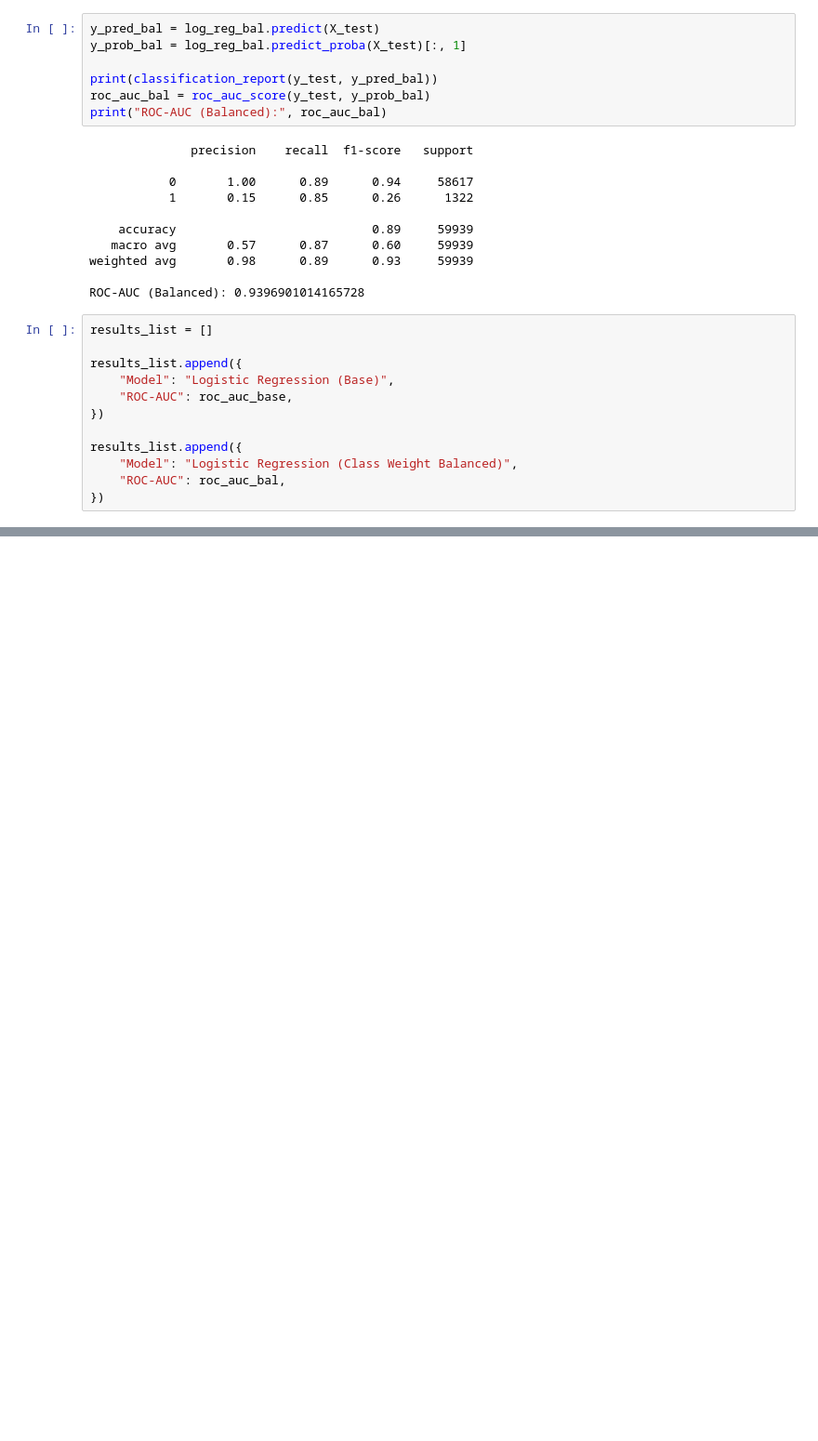
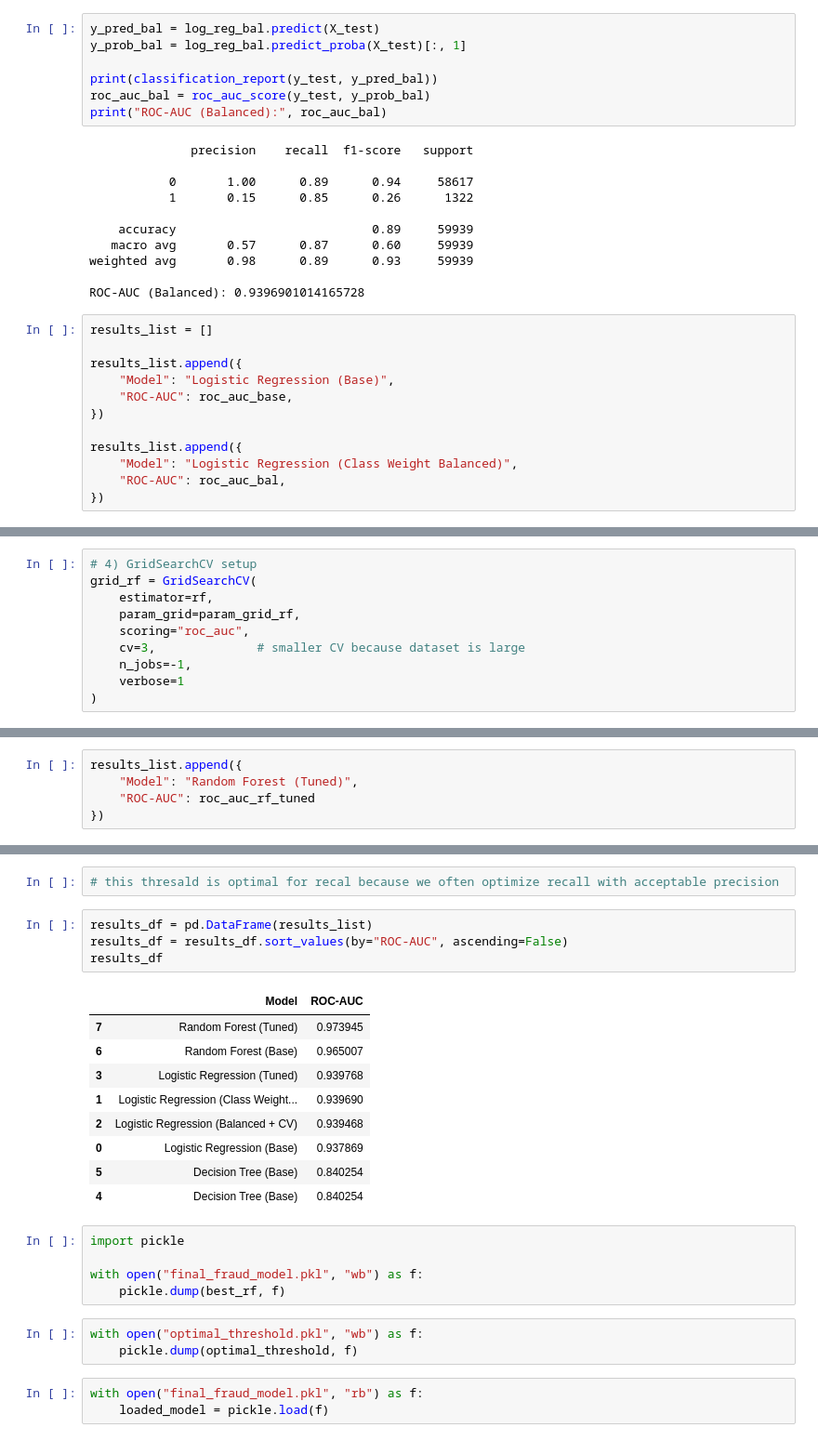
Before and after one commit to Faizanhaider013/Fraud_detection_ecommerence, a Jupyter notebook: 03_model_experiments.ipynb, the cells around one changed output, grey strips where cells are left out. Shown at 93% size. Saved outputs shown, nothing was run; the diff lists cells and outputs as text; blank space fills up the shorter version.

```diff
--- a/03_model_experiments.ipynb
+++ b/03_model_experiments.ipynb
@@ -95,0 +399,10 @@ results_list.append({
+# %%
+# ️4) GridSearchCV setup
+grid_rf = GridSearchCV(
+    estimator=rf,
+    param_grid=param_grid_rf,
+    scoring="roc_auc",
+    cv=3,              # smaller CV because dataset is large
+    n_jobs=-1,
+    verbose=1
+)
@@ -95,0 +453,5 @@ results_list.append({
+# %%
+results_list.append({
+    "Model": "Random Forest (Tuned)",
+    "ROC-AUC": roc_auc_rf_tuned
+})
@@ -95,0 +579,27 @@ results_list.append({
+# %%
+# this thresald is optimal for recal because we often optimize recall with acceptable precision
+# %%
+results_df = pd.DataFrame(results_list)
+results_df = results_df.sort_values(by="ROC-AUC", ascending=False)
+results_df
+# %% [output]
+|  | Model | ROC-AUC |
+| 7 | Random Forest (Tuned) | 0.973945 |
+| 6 | Random Forest (Base) | 0.965007 |
+| 3 | Logistic Regression (Tuned) | 0.939768 |
+| 1 | Logistic Regression (Class Weight... | 0.939690 |
+| 2 | Logistic Regression (Balanced + CV) | 0.939468 |
+| 0 | Logistic Regression (Base) | 0.937869 |
+| 5 | Decision Tree (Base) | 0.840254 |
+| 4 | Decision Tree (Base) | 0.840254 |
+# %%
+import pickle
+
+with open("final_fraud_model.pkl", "wb") as f:
+    pickle.dump(best_rf, f)
+# %%
+with open("optimal_threshold.pkl", "wb") as f:
+    pickle.dump(optimal_threshold, f)
+# %%
+with open("final_fraud_model.pkl", "rb") as f:
+    loaded_model = pickle.load(f)
```
Also changed, not shown: parts of 61 cells of this notebook, 5 other files.
